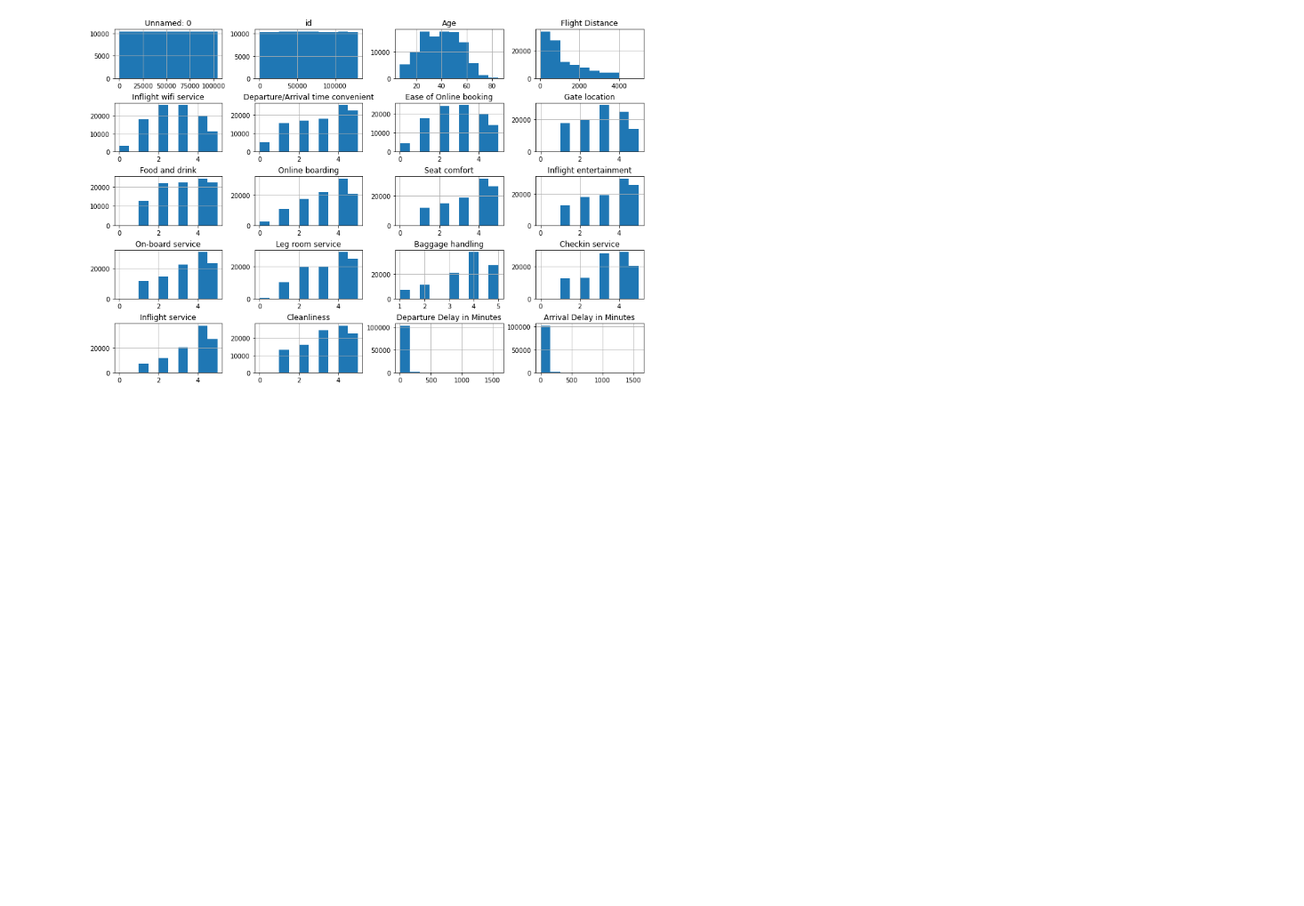
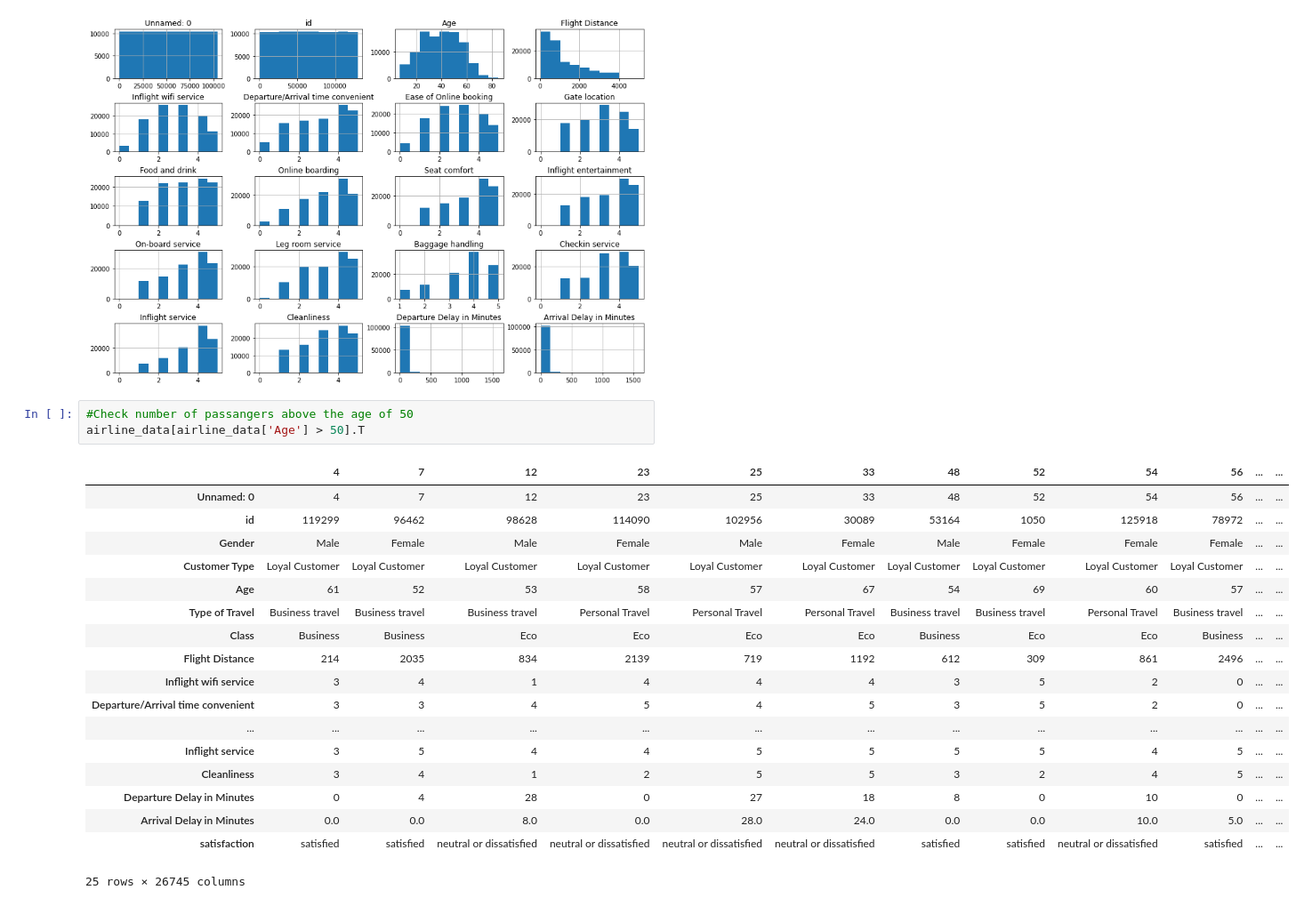
Before and after one commit to pemiran1/Capstone-Two-Airline-Satisfaction-Project, a Jupyter notebook: airline-project.ipynb, the cells around one changed output. Shown: that part at 89% size. Saved outputs shown, nothing was run; the diff lists cells and outputs as text; blank space fills up the shorter version.

Commit message:
Kaggle Notebook | Airline Project | Version 6

```diff
--- a/airline-project.ipynb
+++ b/airline-project.ipynb
@@ -251,3 +251,25 @@ airline_data.hist(figsize=(15, 10))
 plt.subplots_adjust(hspace=0.5);
 # %% [output]
 [figure]
+# %%
+#Check number of passangers above the age of 50
+airline_data[airline_data['Age'] > 50].T
+# %% [output]
+|  | 4 | 7 | 12 | 23 | 25 | 33 | 48 | 52 | 54 | 56 | ... | ... |
+| Unnamed: 0 | 4 | 7 | 12 | 23 | 25 | 33 | 48 | 52 | 54 | 56 | ... | ... |
+| id | 119299 | 96462 | 98628 | 114090 | 102956 | 30089 | 53164 | 1050 | 125918 | 78972 | ... | ... |
+| Gender | Male | Female | Male | Female | Male | Female | Male | Female | Female | Female | ... | ... |
+| Customer Type | Loyal Customer | Loyal Customer | Loyal Customer | Loyal Customer | Loyal Customer | Loyal Customer | Loyal Customer | Loyal Customer | Loyal Customer | Loyal Customer | ... | ... |
+| Age | 61 | 52 | 53 | 58 | 57 | 67 | 54 | 69 | 60 | 57 | ... | ... |
+| Type of Travel | Business travel | Business travel | Business travel | Personal Travel | Personal Travel | Personal Travel | Business travel | Business travel | Personal Travel | Business travel | ... | ... |
+| Class | Business | Business | Eco | Eco | Eco | Eco | Business | Eco | Eco | Business | ... | ... |
+| Flight Distance | 214 | 2035 | 834 | 2139 | 719 | 1192 | 612 | 309 | 861 | 2496 | ... | ... |
+| Inflight wifi service | 3 | 4 | 1 | 4 | 4 | 4 | 3 | 5 | 2 | 0 | ... | ... |
+| Departure/Arrival time convenient | 3 | 3 | 4 | 5 | 4 | 5 | 3 | 5 | 2 | 0 | ... | ... |
+| ... | ... | ... | ... | ... | ... | ... | ... | ... | ... | ... | ... | ... |
+| Inflight service | 3 | 5 | 4 | 4 | 5 | 5 | 5 | 5 | 4 | 5 | ... | ... |
+| Cleanliness | 3 | 4 | 1 | 2 | 5 | 5 | 3 | 2 | 4 | 5 | ... | ... |
+| Departure Delay in Minutes | 0 | 4 | 28 | 0 | 27 | 18 | 8 | 0 | 10 | 0 | ... | ... |
+| Arrival Delay in Minutes | 0.0 | 0.0 | 8.0 | 0.0 | 28.0 | 24.0 | 0.0 | 0.0 | 10.0 | 5.0 | ... | ... |
+| satisfaction | satisfied | satisfied | neutral or dissatisfied | neutral or dissatisfied | neutral or dissatisfied | neutral or dissatisfied | satisfied | satisfied | neutral or dissatisfied | satisfied | ... | ... |
+25 rows × 26745 columns
```
Also changed, not shown: parts of 1 cell of this notebook.
